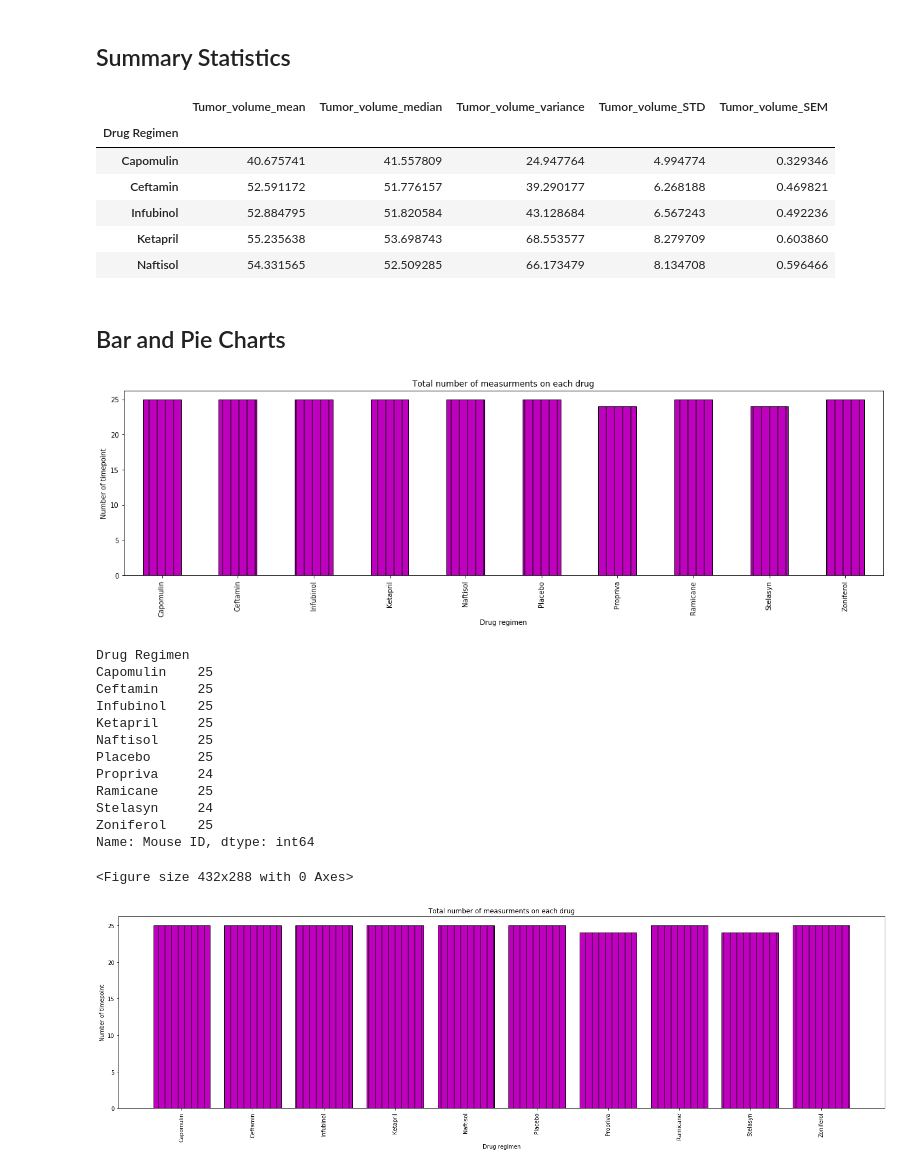
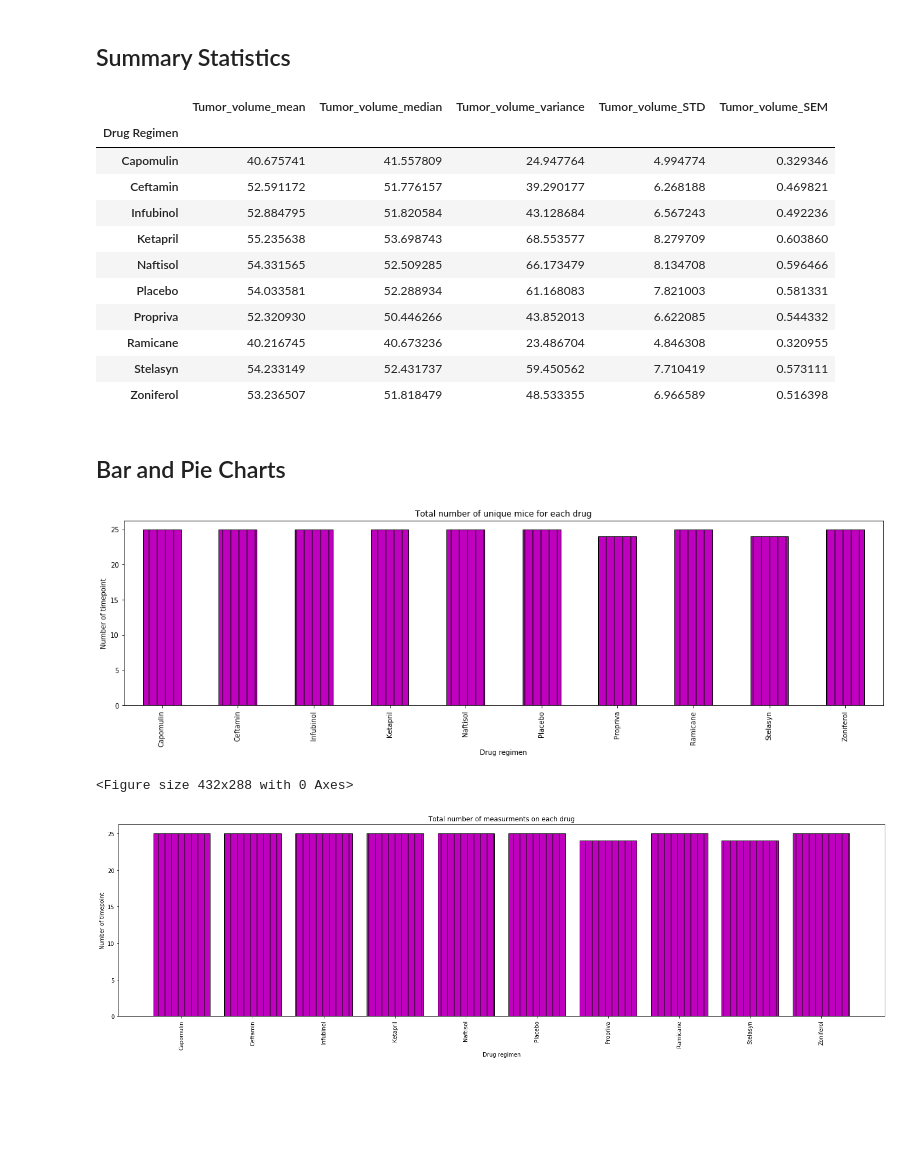
Before and after one commit to HaifaNajdawi/Matplotlib_The_power_of_plot, a Jupyter notebook: Pymaceuticals/pymaceuticals_starter.ipynb, the cells around one changed output. Drawn from its saved outputs; the diff is of its cells as text; code cells hidden in the pictures; blank space fills up the shorter version.

```diff
--- a/Pymaceuticals/pymaceuticals_starter.ipynb
+++ b/Pymaceuticals/pymaceuticals_starter.ipynb
@@ -68,10 +61,11 @@ all_the_dublicate_mouse
 | 9 | g989 | 20 | 54.657650 | 1 | Propriva | Female | 21 | ... |
 # %%
 # Create a clean DataFrame by dropping the duplicate mouse by its ID.
-unique_duplicated_mouseids =mouse_timepoint_df["Mouse ID"].unique().tolist()
+# unique_duplicated_mouseids =mouse_timepoint_df["Mouse ID"].unique().tolist()
+unique_duplicated_mouseids=list(mouse_timepoint_df["Mouse ID"].unique())
 filtered = combined_df["Mouse ID"].isin(unique_duplicated_mouseids)
 get_index =combined_df[filtered].index
-clean_df=combined_df.drop(get_index)
+clean_df=combined_df.drop(get_index).reset_index().drop(["index"],axis=1)
 clean_df.head()
 # %% [output]
 |  | Mouse ID | Drug Regimen | Sex | Age_months | Weight (g) | Timepoint | Tumor Volume (mm3) | ... |
@@ -103,30 +97,35 @@ tumor_sem= regimen_group["Tumor Volume (mm3)"].sem()
 # %%
 # Generate a summary statistics table of mean, median, variance, standard deviation, and SEM of the tumor volume for each regimen
 summary_statistics_df= pd.DataFrame({"Tumor volume mean":tumor_mean,
 "Tumor volume median":tumor_median,
 "Tumor volume variance":tumor_variance,
 "Tumor volume STD":tumor_sd,
 "Tumor volume SEM":tumor_sem})
 summary_statistics_df.head()
 
 # Using the aggregation method, produce the same summary statistics in a single line
 sammary_single_line=clean_df.groupby('Drug Regimen')['Tumor Volume (mm3)'].agg(Tumor_volume_mean='mean', Tumor_volume_median='median',Tumor_volume_variance='var',Tumor_volume_STD='std',Tumor_volume_SEM='sem')
-sammary_single_line.head()
+sammary_single_line.head(12)
 # %% [output]
 |  | Tumor_volume_mean | Tumor_volume_median | Tumor_volume_variance | Tumor_volume_STD | Tumor_volume_SEM |
 | Drug Regimen |  |  |  |  |  |
 | Capomulin | 40.675741 | 41.557809 | 24.947764 | 4.994774 | 0.329346 |
 | Ceftamin | 52.591172 | 51.776157 | 39.290177 | 6.268188 | 0.469821 |
 | Infubinol | 52.884795 | 51.820584 | 43.128684 | 6.567243 | 0.492236 |
 | Ketapril | 55.235638 | 53.698743 | 68.553577 | 8.279709 | 0.603860 |
 | Naftisol | 54.331565 | 52.509285 | 66.173479 | 8.134708 | 0.596466 |
+| Placebo | 54.033581 | 52.288934 | 61.168083 | 7.821003 | 0.581331 |
+| Propriva | 52.320930 | 50.446266 | 43.852013 | 6.622085 | 0.544332 |
+| Ramicane | 40.216745 | 40.673236 | 23.486704 | 4.846308 | 0.320955 |
+| Stelasyn | 54.233149 | 52.431737 | 59.450562 | 7.710419 | 0.573111 |
+| Zoniferol | 53.236507 | 51.818479 | 48.533355 | 6.966589 | 0.516398 |
 # %% [markdown]
 ## Bar and Pie Charts
 # %%
 # Generate a bar plot showing the total number of measurements taken on each drug regimen using pandas.
 mouse_id = regimen_group["Mouse ID"].nunique()
 plt.figure(figsize=(20,5))
-drug_chart = mouse_id.plot(kind="bar", title="Total number of measurments on each drug",color="m",edgecolor="k",hatch='|')
+drug_chart = mouse_id.plot(kind="bar", title="Total number of unique mice for each drug",color="m",edgecolor="k",hatch='|')
 drug_chart.set_xlabel("Drug regimen")
 drug_chart.set_ylabel("Number of timepoint")
 
@@ -134,19 +133,7 @@ plt.show()
 plt.tight_layout()
 # %% [output]
 [figure]
-Drug Regimen
-Capomulin    25
-Ceftamin     25
-Infubinol    25
-Ketapril     25
-Naftisol     25
-Placebo      25
-Propriva     24
-Ramicane     25
-Stelasyn     24
-Zoniferol    25
-Name: Mouse ID, dtype: int64
+<Figure size 432x288 with 0 Axes>
-<Figure size 432x288 with 0 Axes>
 # %%
 # Generate a bar plot showing the total number of measurements taken on each drug regimen using pyplot.
 drug_names=regimen_group["Drug Regimen"].unique()
```
Also changed, not shown: parts of 5 cells of this notebook.
